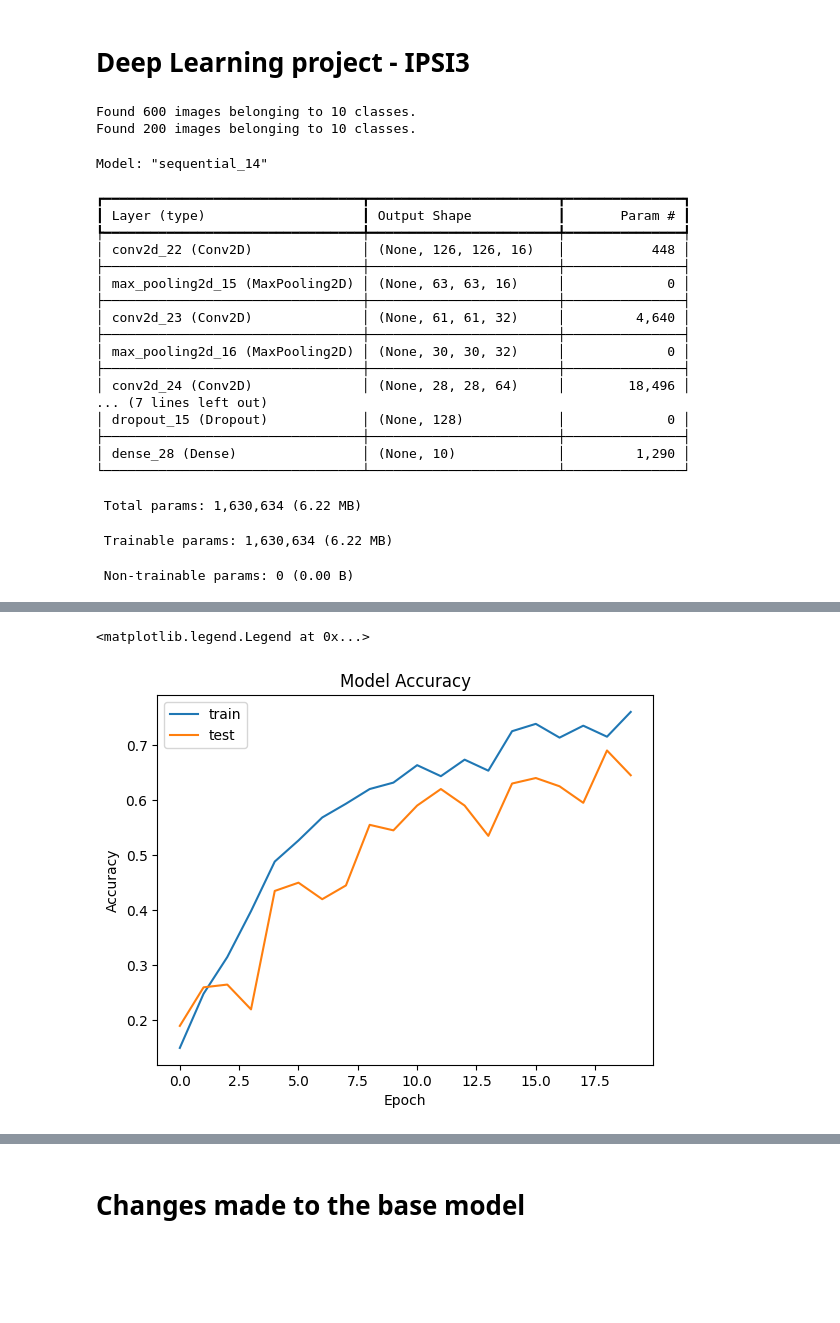
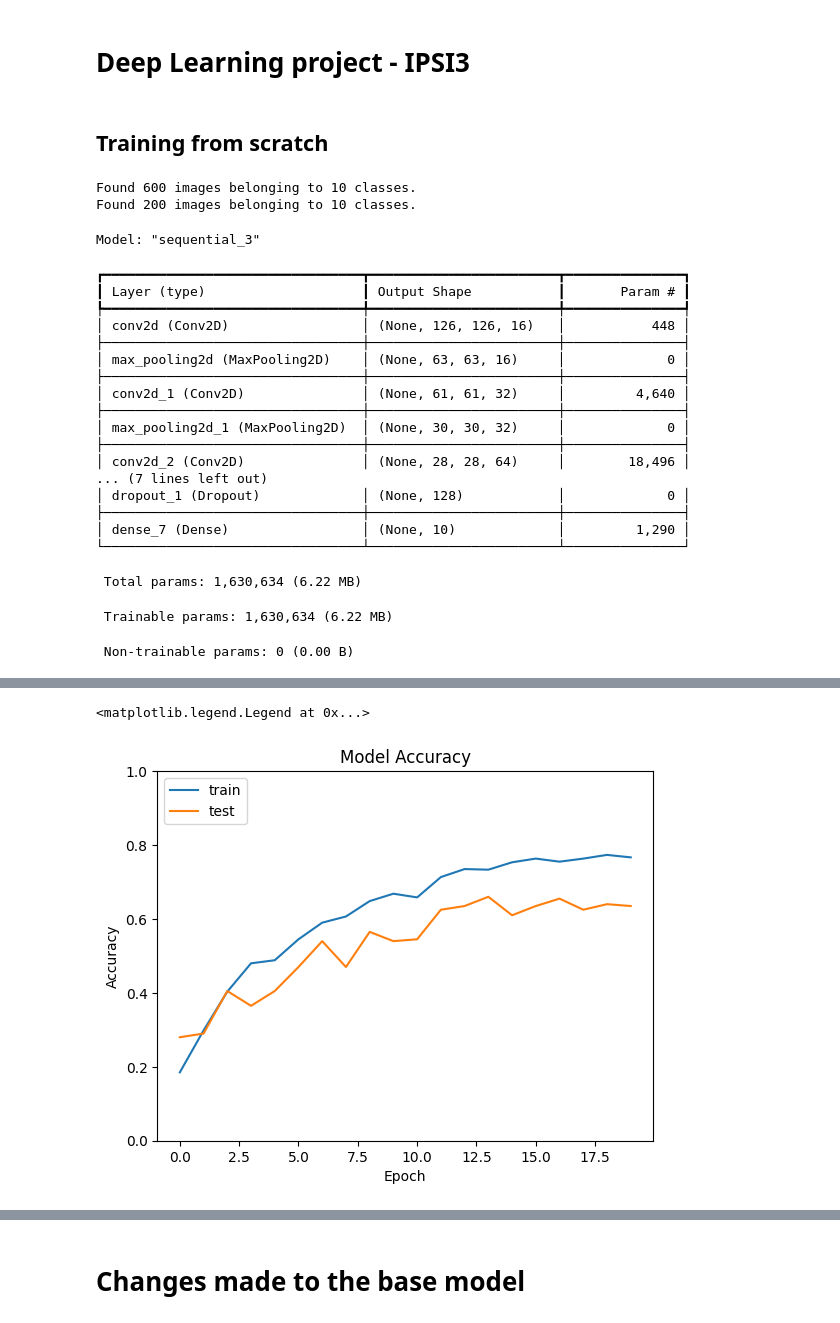
Before and after one commit to antoinedenovembre/deep_learning_IPSI3, a Jupyter notebook: main.ipynb, the cells around one changed output, grey strips where cells are left out. Drawn from its saved outputs; the diff is of its cells as text; code cells hidden in the pictures; blank space fills up the shorter version.

```diff
--- a/main.ipynb
+++ b/main.ipynb
@@ -1,5 +1,7 @@
 # %% [markdown]
 # Deep Learning project - IPSI3
+# %% [markdown]
+## Training from scratch
 # %%
 from tensorflow.keras.models import Sequential
 from tensorflow.keras.layers import Dense, Conv2D, Flatten, MaxPooling2D, Dropout
@@ -85,27 +87,28 @@ plt.plot(history.history['val_accuracy'])
 plt.title('Model Accuracy')
 plt.ylabel('Accuracy')
 plt.xlabel('Epoch')
+plt.ylim(0, 1)
 plt.legend(['train', 'test'], loc='upper left')
 # %% [output]
 Found 600 images belonging to 10 classes.
 Found 200 images belonging to 10 classes.
-Model: "sequential_14"
+Model: "sequential_3"
 ┏━━━━━━━━━━━━━━━━━━━━━━━━━━━━━━━━━┳━━━━━━━━━━━━━━━━━━━━━━━━┳━━━━━━━━━━━━━━━┓
 ┃ Layer (type)                    ┃ Output Shape           ┃       Param # ┃
 ┡━━━━━━━━━━━━━━━━━━━━━━━━━━━━━━━━━╇━━━━━━━━━━━━━━━━━━━━━━━━╇━━━━━━━━━━━━━━━┩
-│ conv2d_22 (Conv2D)              │ (None, 126, 126, 16)   │           448 │
+│ conv2d (Conv2D)                 │ (None, 126, 126, 16)   │           448 │
 ├─────────────────────────────────┼────────────────────────┼───────────────┤
-│ max_pooling2d_15 (MaxPooling2D) │ (None, 63, 63, 16)     │             0 │
+│ max_pooling2d (MaxPooling2D)    │ (None, 63, 63, 16)     │             0 │
 ├─────────────────────────────────┼────────────────────────┼───────────────┤
-│ conv2d_23 (Conv2D)              │ (None, 61, 61, 32)     │         4,640 │
+│ conv2d_1 (Conv2D)               │ (None, 61, 61, 32)     │         4,640 │
 ├─────────────────────────────────┼────────────────────────┼───────────────┤
-│ max_pooling2d_16 (MaxPooling2D) │ (None, 30, 30, 32)     │             0 │
+│ max_pooling2d_1 (MaxPooling2D)  │ (None, 30, 30, 32)     │             0 │
 ├─────────────────────────────────┼────────────────────────┼───────────────┤
-│ conv2d_24 (Conv2D)              │ (None, 28, 28, 64)     │        18,496 │
+│ conv2d_2 (Conv2D)               │ (None, 28, 28, 64)     │        18,496 │
 ... (7 lines left out)
-│ dropout_15 (Dropout)            │ (None, 128)            │             0 │
+│ dropout_1 (Dropout)             │ (None, 128)            │             0 │
 ├─────────────────────────────────┼────────────────────────┼───────────────┤
-│ dense_28 (Dense)                │ (None, 10)             │         1,290 │
+│ dense_7 (Dense)                 │ (None, 10)             │         1,290 │
 └─────────────────────────────────┴────────────────────────┴───────────────┘
  Total params: 1,630,634 (6.22 MB)
  Trainable params: 1,630,634 (6.22 MB)
@@ -130,2 +133,2 @@ Epoch 20/20
 <matplotlib.legend.Legend at 0x...>
-[figure, old version]
+[figure, new version]
```
Also changed, not shown: parts of 5 cells of this notebook.
